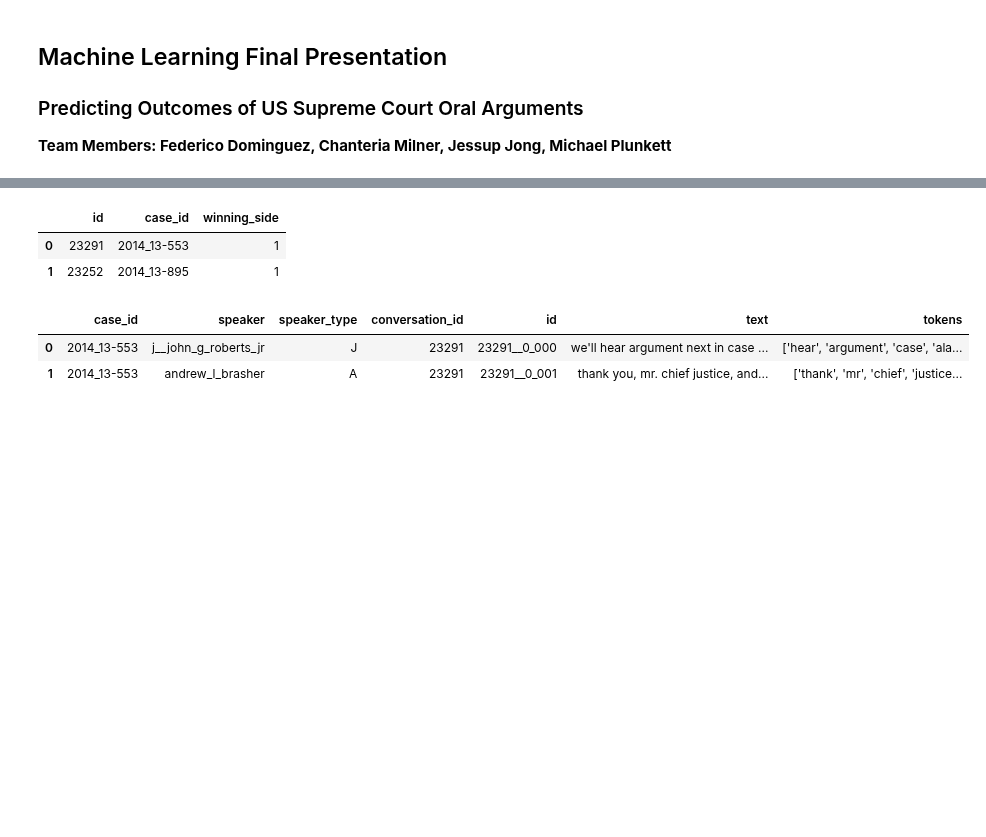
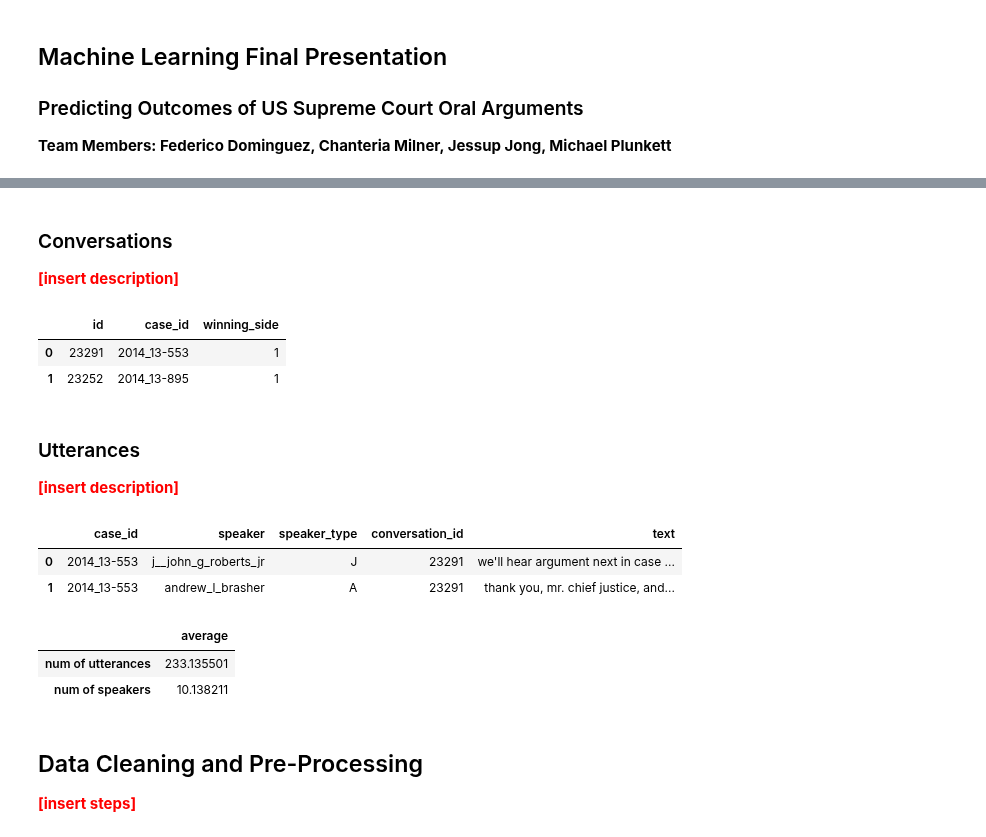
Before and after one commit to michplunkett/supreme-court-ml-predictions, a Jupyter notebook: final_presentation.ipynb, the cells around one changed output, grey strips where cells are left out. Saved outputs shown, nothing was run; the diff lists cells and outputs as text; code cells hidden in the pictures; blank space fills up the shorter version.

```diff
--- a/final_presentation.ipynb
+++ b/final_presentation.ipynb
@@ -76,12 +226,29 @@ advocates.head(2)
+# %% [markdown]
+### Conversations
+<span style="color:red"><b>[insert description]</b></span>
 # %%
 conversations.head(2)
 # %% [output]
 |  | id | case_id | winning_side |
 | 0 | 23291 | 2014_13-553 | 1 |
 | 1 | 23252 | 2014_13-895 | 1 |
+# %% [markdown]
+### Utterances
+<span style="color:red"><b>[insert description]</b></span>
+# %%
+cols = ["case_id", "speaker", "speaker_type", "conversation_id", "text"]
 # %%
-utterances.head(2)
+utterances.head(2).loc[:, cols]
 # %% [output]
-|  | case_id | speaker | speaker_type | conversation_id | id | text | tokens |
-| 0 | 2014_13-553 | j__john_g_roberts_jr | J | 23291 | 23291__0_000 | we'll hear argument next in case ... | ['hear', 'argument', 'case', 'ala... |
-| 1 | 2014_13-553 | andrew_l_brasher | A | 23291 | 23291__0_001 | thank you, mr. chief justice, and... | ['thank', 'mr', 'chief', 'justice... |
+|  | case_id | speaker | speaker_type | conversation_id | text |
+| 0 | 2014_13-553 | j__john_g_roberts_jr | J | 23291 | we'll hear argument next in case ... |
+| 1 | 2014_13-553 | andrew_l_brasher | A | 23291 | thank you, mr. chief justice, and... |
+# %%
+ds.utterances_stats
+# %% [output]
+|  | average |
+| num of utterances | 233.135501 |
+| num of speakers | 10.138211 |
+# %% [markdown]
+## Data Cleaning and Pre-Processing
+<span style="color:red"><b>[insert steps]</b></span>
```
Also changed, not shown: parts of 87 cells of this notebook, 3 other files.
